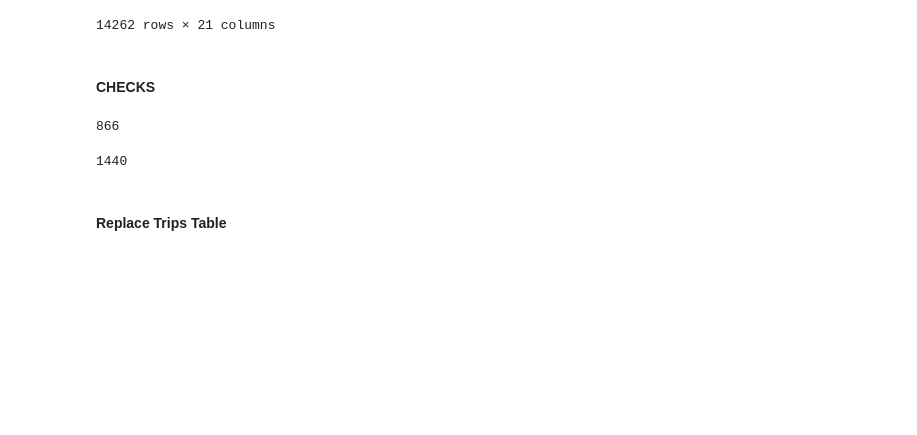
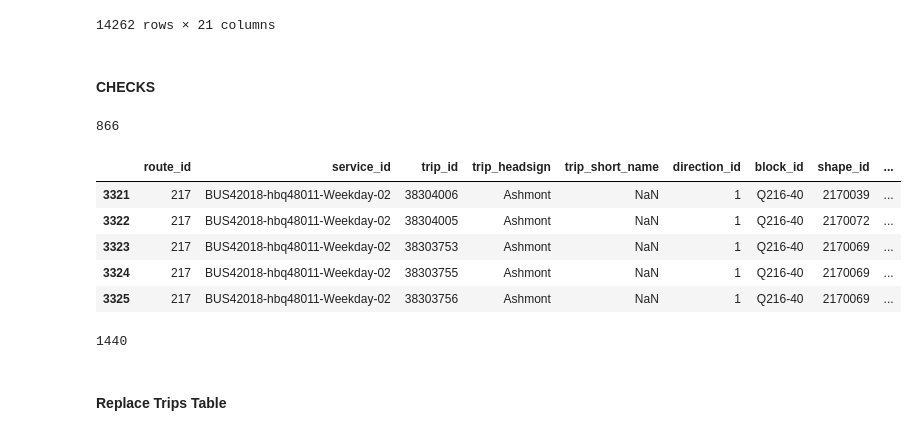
Before and after one commit to mmatkinson7/gtfs_transcad_prep, a Jupyter notebook: gtfs_consolidation_tod.ipynb, the cells around one changed output. Cells and saved outputs as stored; diff of their text form; code cells hidden in the pictures; blank space fills up the shorter version.

```diff
--- a/gtfs_consolidation_tod.ipynb
+++ b/gtfs_consolidation_tod.ipynb
@@ -331,7 +331,7 @@ trips_update4 = trips_update3.merge(
     how='left',on=['route_pattern_id'], suffixes=(None, '_to_rplce'))
 trips_update4['trip_headsign'] = trips_update4['trip_headsign_to_rplce']
 trips_update4['block_id'] = trips_update4['block_id_to_rplce']
-trips_update4['shape_id'] = trips_update4['shape_id_to_rplce']
+#trips_update4['shape_id'] = trips_update4['shape_id_to_rplce']
 trips_update4['service_id'] = trips_update4['service_id_to_rplce']
 trips_update4
 # %% [output]
@@ -360,6 +360,15 @@ len(bus_trips['route_pattern_id'].unique())
 866
 # %%
 trips_update5 = trips_update4[gtfsfeeds_dfs.trips.columns].merge(bus_trips[['trip_id','route_pattern_id','trip_headsign']], how='left', on='trip_id', suffixes=(None,'_old'))
+# %%
+trips_update5.query('route_pattern_id=="217-9-1"')
+# %% [output]
+|  | route_id | service_id | trip_id | trip_headsign | trip_short_name | direction_id | block_id | shape_id | ... |
+| 3321 | 217 | BUS42018-hbq48011-Weekday-02 | 38304006 | Ashmont | NaN | 1 | Q216-40 | 2170039 | ... |
+| 3322 | 217 | BUS42018-hbq48011-Weekday-02 | 38304005 | Ashmont | NaN | 1 | Q216-40 | 2170072 | ... |
+| 3323 | 217 | BUS42018-hbq48011-Weekday-02 | 38303753 | Ashmont | NaN | 1 | Q216-40 | 2170069 | ... |
+| 3324 | 217 | BUS42018-hbq48011-Weekday-02 | 38303755 | Ashmont | NaN | 1 | Q216-40 | 2170069 | ... |
+| 3325 | 217 | BUS42018-hbq48011-Weekday-02 | 38303756 | Ashmont | NaN | 1 | Q216-40 | 2170069 | ... |
 # %%
 len(trips_update5.query('route_pattern_id != route_pattern_id_old').query('trip_headsign == trip_headsign_old'))
 # %% [output]
```
Also changed, not shown: parts of 10 cells of this notebook, 2 other files.
